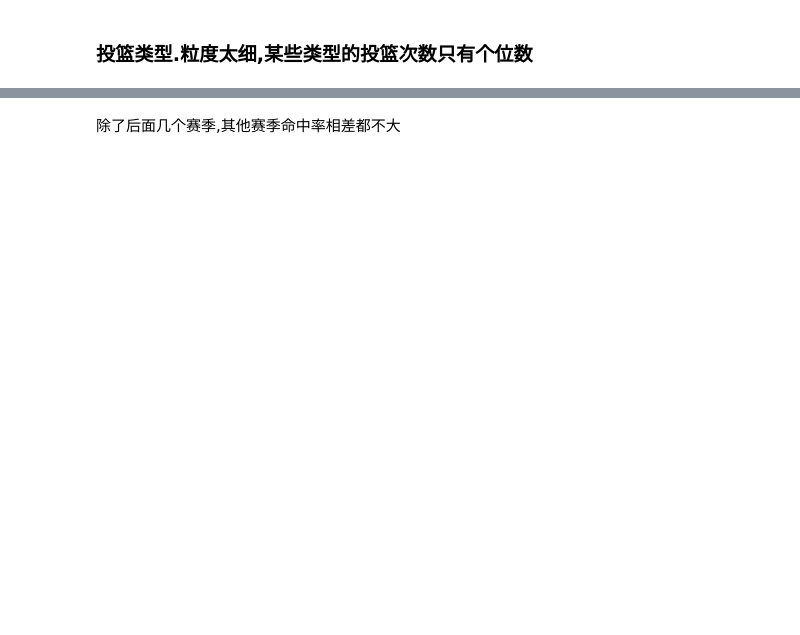
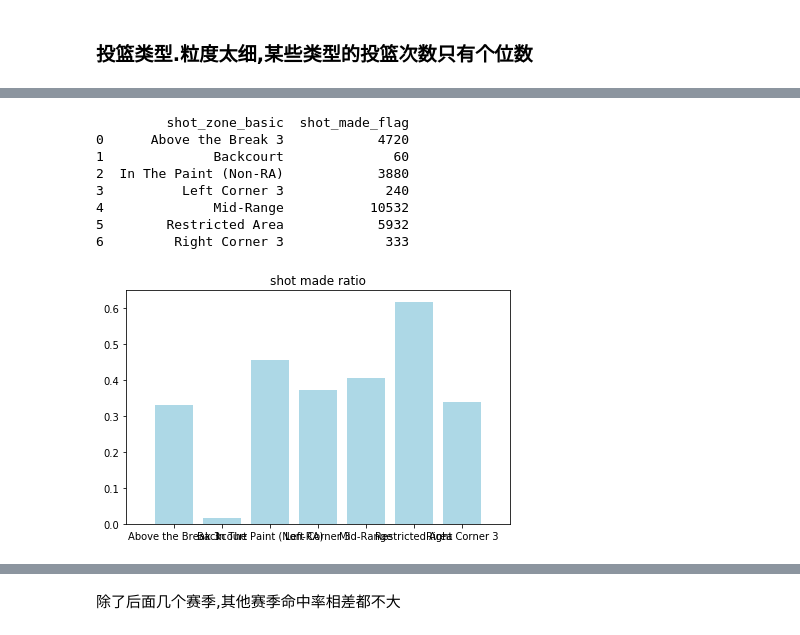
Before and after one commit to wb-dirac/kaggle_proj, a Jupyter notebook: Kobe Bryant Shot Selection/exploring.ipynb, the cells around one changed output, grey strips where cells are left out. Cells and saved outputs as stored; diff of their text form; code cells hidden in the pictures; blank space fills up the shorter version.

```diff
--- a/Kobe Bryant Shot Selection/exploring.ipynb
+++ b/Kobe Bryant Shot Selection/exploring.ipynb
@@ -147,0 +128,12 @@ train_data[['opponent', 'shot_made_flag']].groupby('opponent', as_index=False).m
+# %%
+plotGroupRatioBar('shot_zone_basic')
+# %% [output]
+         shot_zone_basic  shot_made_flag
+0      Above the Break 3            4720
+1              Backcourt              60
+2  In The Paint (Non-RA)            3880
+3          Left Corner 3             240
+4              Mid-Range           10532
+5        Restricted Area            5932
+6         Right Corner 3             333
+[figure, added]
```
Also changed, not shown: parts of 41 cells of this notebook, 12 other files.
